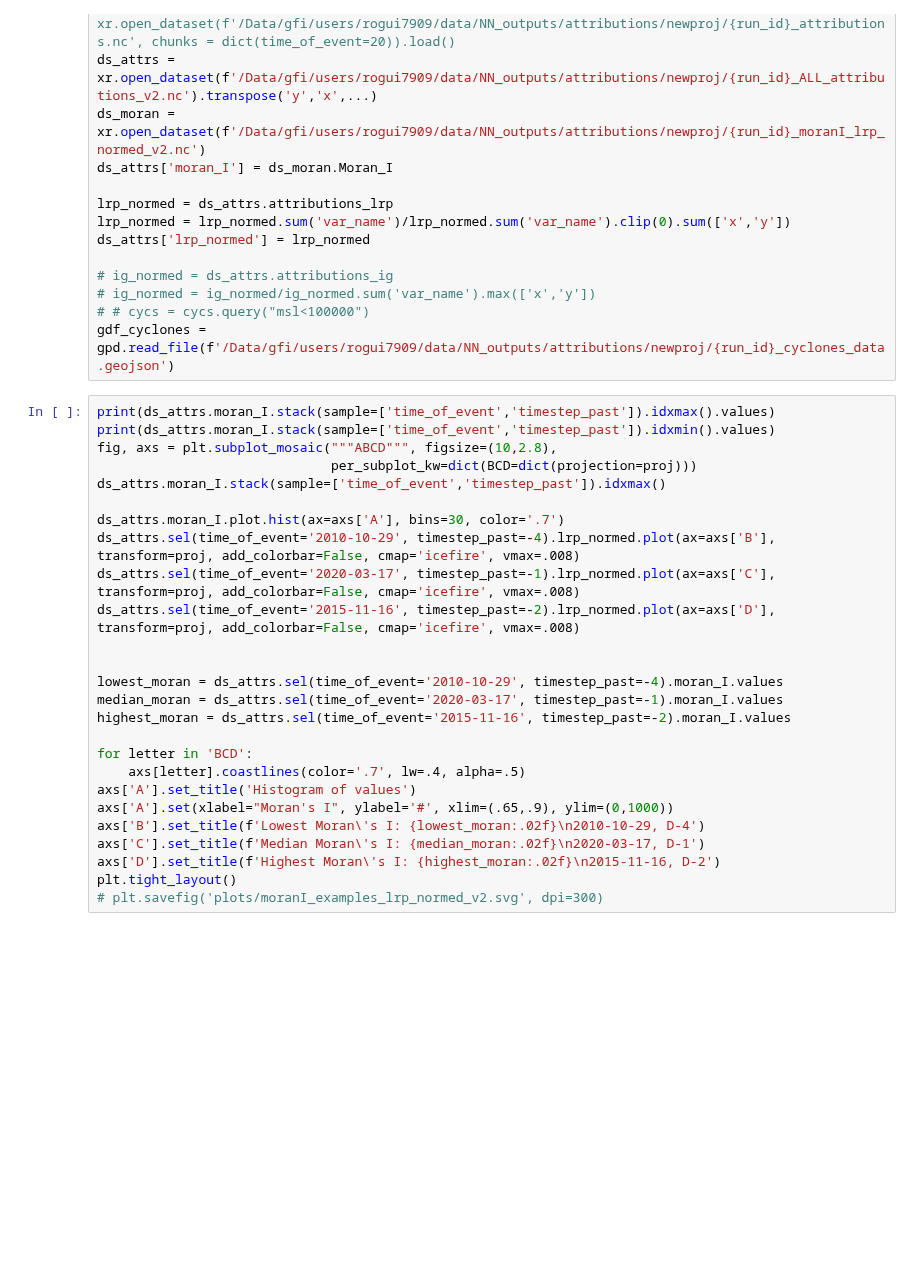
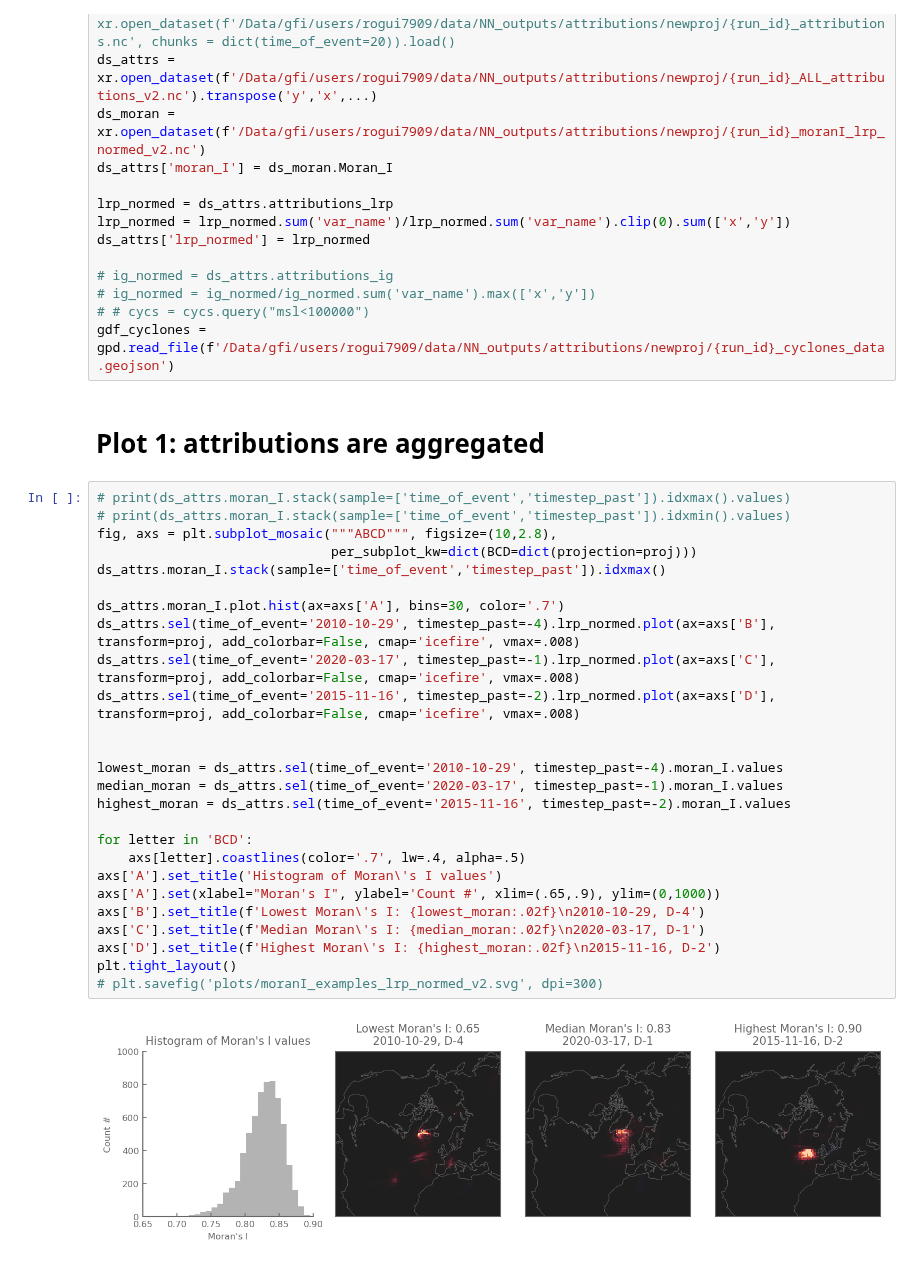
Before and after one commit to rguilcas/predict_rain_norway, a Jupyter notebook: diagnostics_newproj/paper/Plots.ipynb, the cells around one changed output. Saved outputs shown, nothing was run; the diff lists cells and outputs as text; blank space fills up the shorter version.

Commit message:
add plots notebook

```diff
--- a/diagnostics_newproj/paper/Plots.ipynb
+++ b/diagnostics_newproj/paper/Plots.ipynb
@@ -42,29 +42,33 @@ ds_attrs['lrp_normed'] = lrp_normed
 # ig_normed = ig_normed/ig_normed.sum('var_name').max(['x','y'])
 # # cycs = cycs.query("msl<100000")
 gdf_cyclones = gpd.read_file(f'/Data/gfi/users/rogui7909/data/NN_outputs/attributions/newproj/{run_id}_cyclones_data.geojson')
+# %% [markdown]
+# Plot 1: attributions are aggregated
 # %%
-print(ds_attrs.moran_I.stack(sample=['time_of_event','timestep_past']).idxmax().values)
-print(ds_attrs.moran_I.stack(sample=['time_of_event','timestep_past']).idxmin().values)
+# print(ds_attrs.moran_I.stack(sample=['time_of_event','timestep_past']).idxmax().values)
+# print(ds_attrs.moran_I.stack(sample=['time_of_event','timestep_past']).idxmin().values)
 fig, axs = plt.subplot_mosaic("""ABCD""", figsize=(10,2.8),
                               per_subplot_kw=dict(BCD=dict(projection=proj)))
 ds_attrs.moran_I.stack(sample=['time_of_event','timestep_past']).idxmax()
 
 ds_attrs.moran_I.plot.hist(ax=axs['A'], bins=30, color='.7')
 ds_attrs.sel(time_of_event='2010-10-29', timestep_past=-4).lrp_normed.plot(ax=axs['B'], transform=proj, add_colorbar=False, cmap='icefire', vmax=.008)
 ds_attrs.sel(time_of_event='2020-03-17', timestep_past=-1).lrp_normed.plot(ax=axs['C'], transform=proj, add_colorbar=False, cmap='icefire', vmax=.008)
 ds_attrs.sel(time_of_event='2015-11-16', timestep_past=-2).lrp_normed.plot(ax=axs['D'], transform=proj, add_colorbar=False, cmap='icefire', vmax=.008)
 
 
 lowest_moran = ds_attrs.sel(time_of_event='2010-10-29', timestep_past=-4).moran_I.values
 median_moran = ds_attrs.sel(time_of_event='2020-03-17', timestep_past=-1).moran_I.values
 highest_moran = ds_attrs.sel(time_of_event='2015-11-16', timestep_past=-2).moran_I.values
 
 for letter in 'BCD':
     axs[letter].coastlines(color='.7', lw=.4, alpha=.5)
-axs['A'].set_title('Histogram of values')
-axs['A'].set(xlabel="Moran's I", ylabel='#', xlim=(.65,.9), ylim=(0,1000))
+axs['A'].set_title('Histogram of Moran\'s I values')
+axs['A'].set(xlabel="Moran's I", ylabel='Count #', xlim=(.65,.9), ylim=(0,1000))
 axs['B'].set_title(f'Lowest Moran\'s I: {lowest_moran:.02f}\n2010-10-29, D-4')
 axs['C'].set_title(f'Median Moran\'s I: {median_moran:.02f}\n2020-03-17, D-1')
 axs['D'].set_title(f'Highest Moran\'s I: {highest_moran:.02f}\n2015-11-16, D-2')
 plt.tight_layout()
 # plt.savefig('plots/moranI_examples_lrp_normed_v2.svg', dpi=300)
+# %% [output]
+[figure, added]
```
Also changed, not shown: parts of 6 cells of this notebook, 1 other file.
